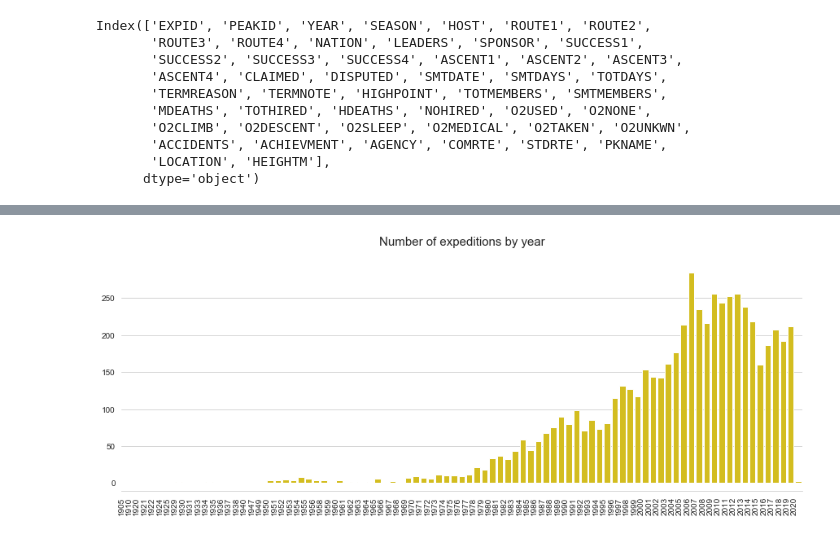
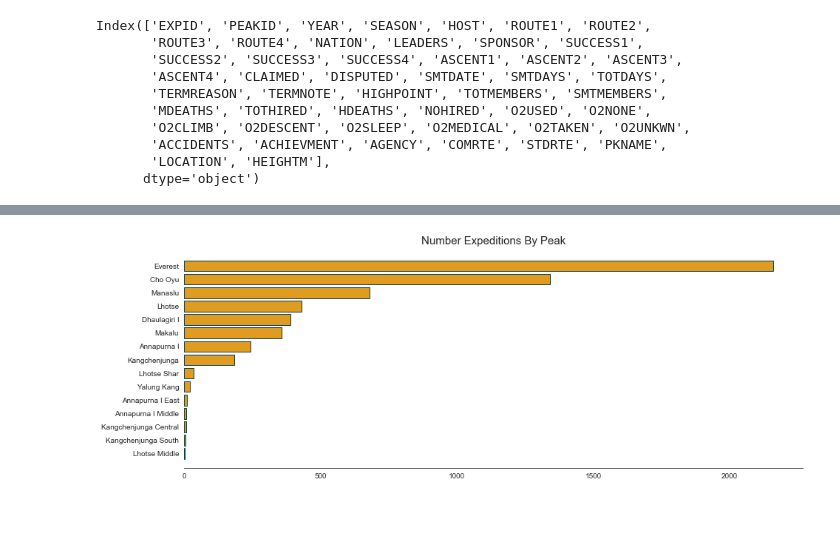
Before and after one commit to ddzumajo/himalayan_peaks, a Jupyter notebook: Himalayan Analysis and Visualization.ipynb, the cells around one changed output, grey strips where cells are left out. Saved outputs shown, nothing was run; the diff lists cells and outputs as text; code cells hidden in the pictures.

```diff
--- a/Himalayan Analysis and Visualization.ipynb
+++ b/Himalayan Analysis and Visualization.ipynb
@@ -2,0 +7,9 @@
+# %%
+# Create an array with the colors you want to use
+colors1 = ["#F1D302","#DFAB00","#00DFAC","#0099DF", "#C600DF","#DF0022"]  #https://galactic.ink/sphere/#
+colors = ["#003f5c", "#58508d", "#bc5090", "#ff6361", "#ffa600"]
+# Set your custom color palette
+my_palette = sns.color_palette(colors)
+sns.set_palette(my_palette)
+# Show your palette
+sns.palplot(my_palette)
@@ -135,0 +158,3 @@ Index(['EXPID', 'PEAKID', 'YEAR', 'SEASON', 'HOST', 'ROUTE1', 'ROUTE2',
+# %%
+season_dic = {1:"Spring",2:"Summer",3:"Autumn",4:"Winter"}
+exped['SEASON'].replace(season_dic, inplace=True)
@@ -135,0 +181,13 @@ Index(['EXPID', 'PEAKID', 'YEAR', 'SEASON', 'HOST', 'ROUTE1', 'ROUTE2',
+# %%
+# Plot number expeditions by year
+
+sns.set_style("white")
+plt.figure(figsize = (15, 5))
+sns.lineplot(x = n_exped_by_year['YEAR'], y = n_exped_by_year['NEXPED'], data = n_exped_by_year, color = "#003f5c")
+sns.despine(left = False, offset = 10);
+plt.title("Number Expeditions By Year", pad = 20, fontsize=15)
+plt.ylabel("")
+plt.xlabel("")
+plt.xticks(rotation = 0, ha = 'right')
+plt.fill_between(n_exped_by_year.YEAR.values, n_exped_by_year.NEXPED.values, color = "#ffa600")
+plt.show()
@@ -136,12 +199,14 @@ Index(['EXPID', 'PEAKID', 'YEAR', 'SEASON', 'HOST', 'ROUTE1', 'ROUTE2',
 # %%
-sns.set_style("whitegrid")
-f = plt.figure(figsize = (15, 5))
-sns.countplot(x = exped['YEAR'], data = exped, color = '#F1D302')
+# Plot number expeditions by peak
+
+sns.set_style("white")
+plt.figure(figsize = (15, 5))
+sns.countplot(y = exped['PKNAME'], data = exped, color = "#ffa600", edgecolor = "#003f5c", \
+                   order = exped['PKNAME'].value_counts().index)
 sns.despine(left = True, offset = 10);
-plt.title("Number of expeditions by year", pad = 20, fontsize=15)
+plt.title("Number Expeditions By Peak", pad = 20, fontsize=15)
 plt.ylabel("")
 plt.xlabel("")
-plt.xticks(rotation = 90, ha = 'right')
 plt.show()
 # %% [output]
-[figure, old version]
+[figure, new version]
```
Also changed, not shown: parts of 22 cells of this notebook.
